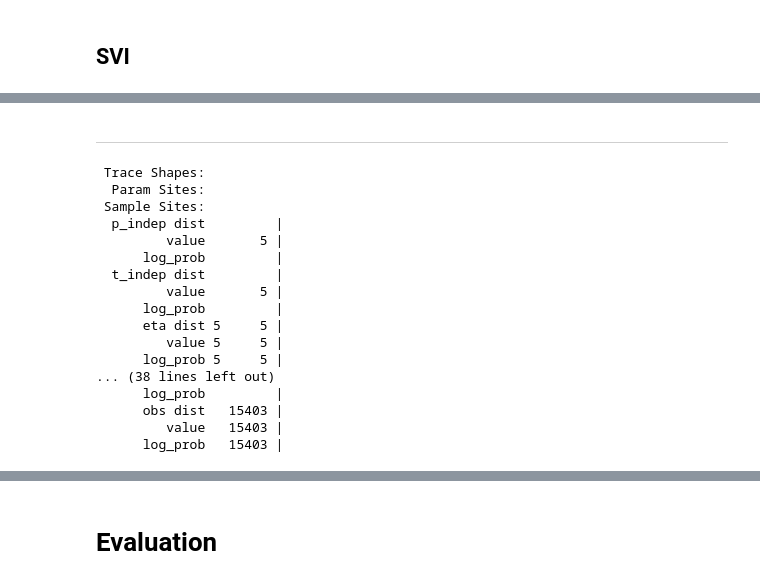
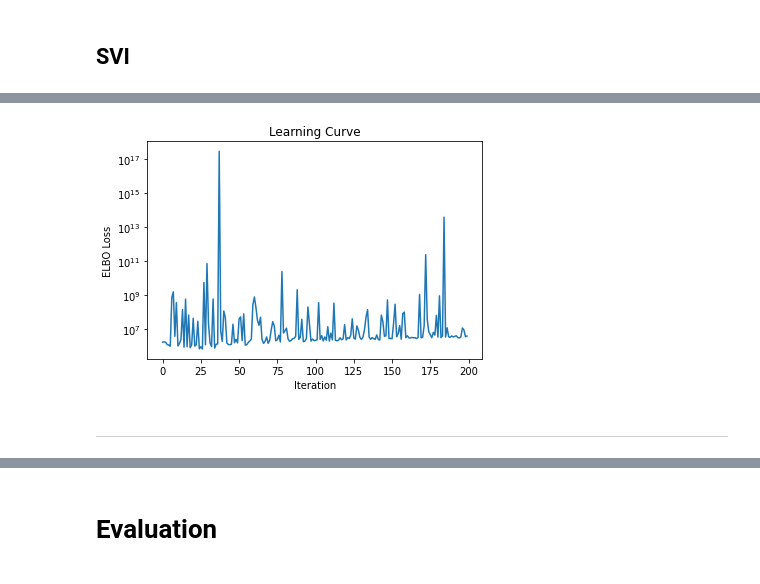
Before and after one commit to ageil/Probabilistic-Programming, a Jupyter notebook: model/CompleteModel.ipynb, the cells around one changed output, grey strips where cells are left out. Saved outputs shown, nothing was run; the diff lists cells and outputs as text; code cells hidden in the pictures.

```diff
--- a/model/CompleteModel.ipynb
+++ b/model/CompleteModel.ipynb
@@ -163,0 +111,2 @@ plt.show()
+# %%
+svi, losses = run_svi(model, guide, train_data, unsplit_data, subsample = False, num_iters = 200)
@@ -164,2 +115,6 @@ plt.show()
+# %%
+plot_losses(losses, log_scale = True, skip_first = 0)
+# %% [output]
+[figure, added]
 # %% [markdown]
 ----
@@ -168,30 +120,0 @@ import pyro.poutine as poutine
-# %%
-trace = poutine.trace(model).get_trace(p_data_train,
-                                       t_data,
-                                       s_data,
-                                       r_data,
-                                       y_train,
-                                       p_types_train,
-                                       p_stories_train,
-                                       p_subreddits_train,
-                                      )
-trace.compute_log_prob()  # optional, but allows printing of log_prob shapes
-print(trace.format_shapes())
-# %% [output]
- Trace Shapes:
-  Param Sites:
- Sample Sites:
-  p_indep dist         |
-         value       5 |
-      log_prob         |
-  t_indep dist         |
-         value       5 |
-      log_prob         |
-      eta dist 5     5 |
-         value 5     5 |
-      log_prob 5     5 |
-... (38 lines left out)
-      log_prob         |
-      obs dist   15403 |
-         value   15403 |
-      log_prob   15403 |
```
Also changed, not shown: parts of 11 cells of this notebook, 2 other files.
